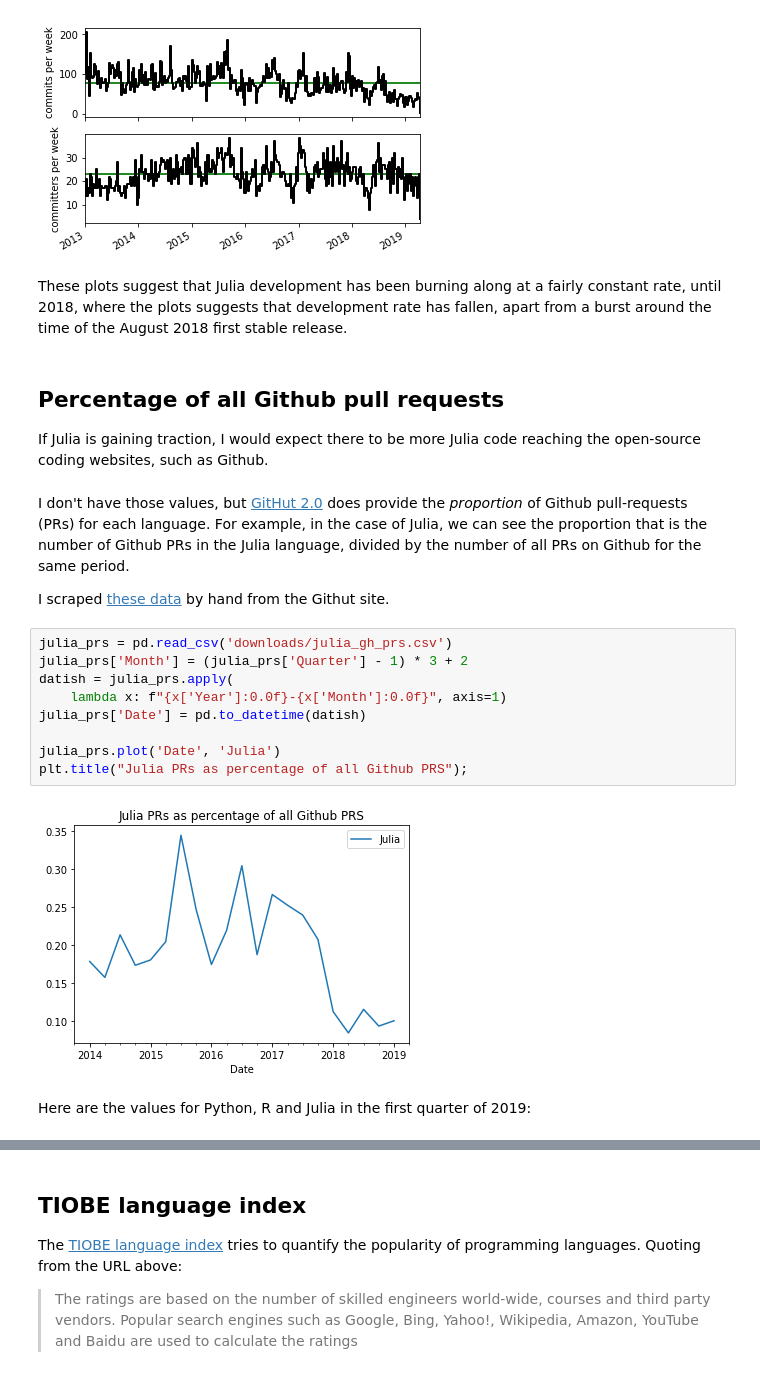
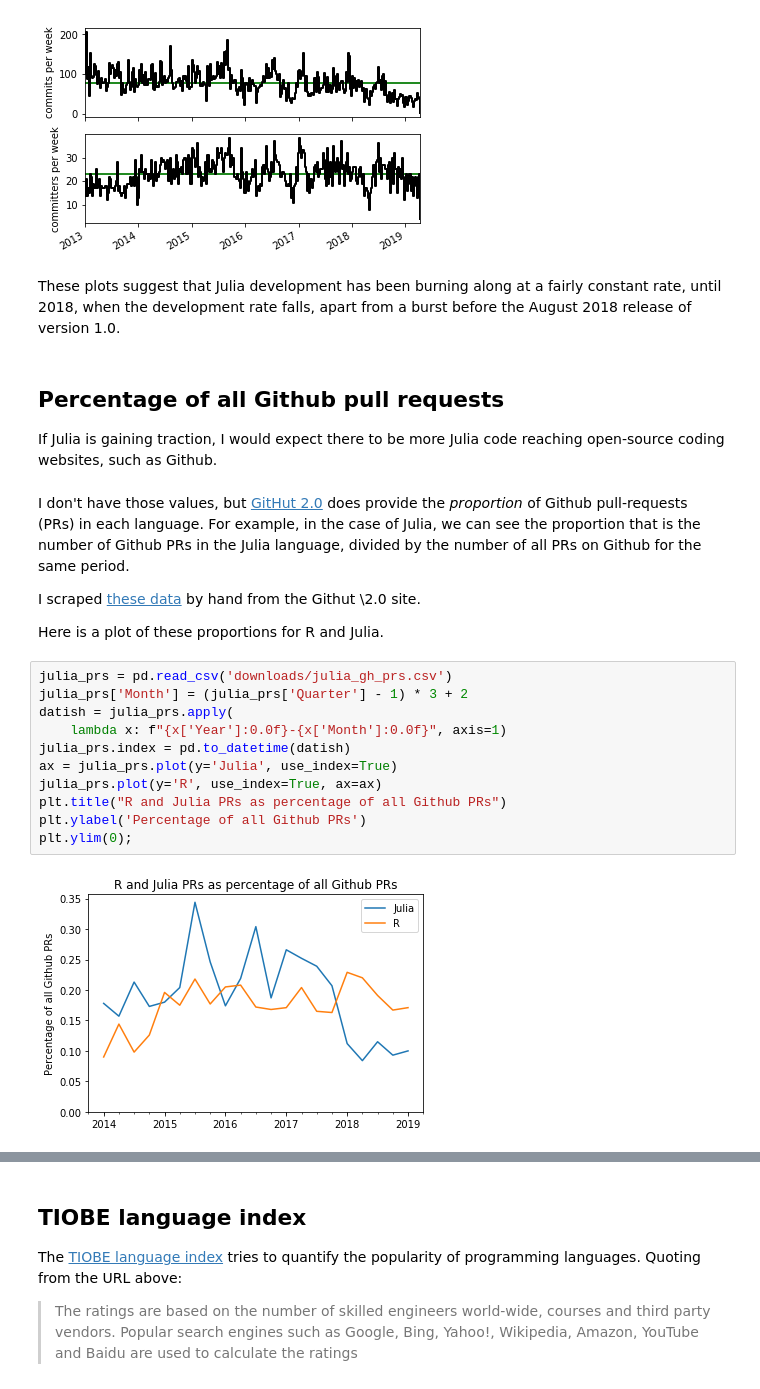
Before and after one commit to matthew-brett/asterisk-blog, a Jupyter notebook: content/hows-julia.ipynb, the cells around one changed output, grey strips where cells are left out. Drawn from its saved outputs; the diff is of its cells as text.

Commit message:
Rework Julia notebook

```diff
--- a/content/hows-julia.ipynb
+++ b/content/hows-julia.ipynb
@@ -109,31 +122,33 @@ fig.autofmt_xdate()
 [figure]
 # %% [markdown]
 These plots suggest that Julia development has been burning along at a fairly
-constant rate, until 2018, where the plots suggests that development rate has
-fallen, apart from a burst around the time of the August 2018 first stable
-release.
+constant rate, until 2018, when the development rate falls, apart from a burst
+before the August 2018 release of version 1.0.
 # %% [markdown]
 ## Percentage of all Github pull requests
 
-If Julia is gaining traction, I would expect there to be more Julia code reaching the open-source coding websites, such as Github.
+If Julia is gaining traction, I would expect there to be more Julia code reaching open-source coding websites, such as Github.
 # %% [markdown]
 I don't have those values, but [GitHut 2.0](https://madnight.github.io/githut)
-does provide the *proportion* of Github pull-requests (PRs) for each language.
+does provide the *proportion* of Github pull-requests (PRs) in each language.
 For example, in the case of Julia, we can see the proportion that is the number
 of Github PRs in the Julia language, divided by the number of all PRs on Github
 for the same period.
 
-I scraped [these data](../downloads/julia_gh_prs.csv) by hand from the Githut site.
+I scraped [these data](../downloads/julia_gh_prs.csv) by hand from the Githut
+\2.0 site.
+
+Here is a plot of these proportions for R and Julia.
 # %%
 julia_prs = pd.read_csv('downloads/julia_gh_prs.csv')
 julia_prs['Month'] = (julia_prs['Quarter'] - 1) * 3 + 2
 datish = julia_prs.apply(
     lambda x: f"{x['Year']:0.0f}-{x['Month']:0.0f}", axis=1)
-julia_prs['Date'] = pd.to_datetime(datish)
-
-julia_prs.plot('Date', 'Julia')
-plt.title("Julia PRs as percentage of all Github PRS");
+julia_prs.index = pd.to_datetime(datish)
+ax = julia_prs.plot(y='Julia', use_index=True)
+julia_prs.plot(y='R', use_index=True, ax=ax)
+plt.title("R and Julia PRs as percentage of all Github PRs")
+plt.ylabel('Percentage of all Github PRs')
+plt.ylim(0);
 # %% [output]
-[figure, old version]
+[figure, new version]
-# %% [markdown]
-Here are the values for Python, R and Julia in the first quarter of 2019:
```
Also changed, not shown: parts of 16 cells of this notebook, 6 other files.
